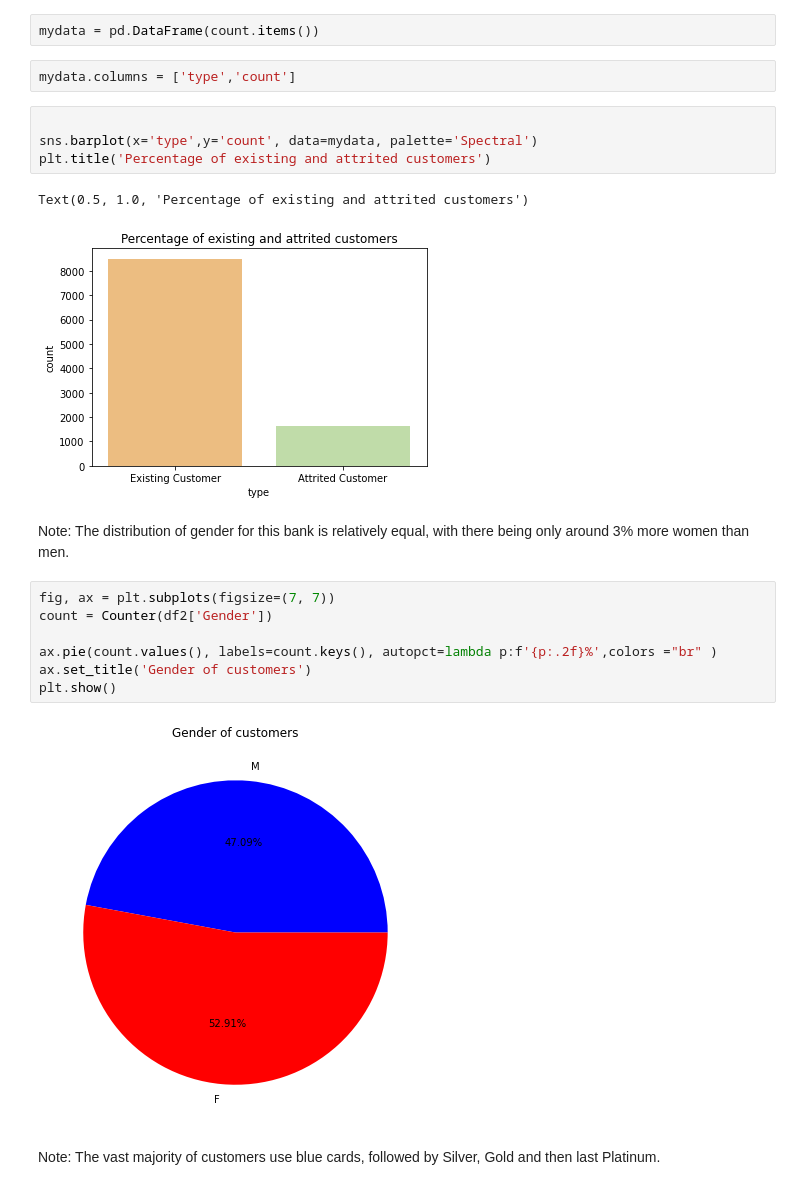
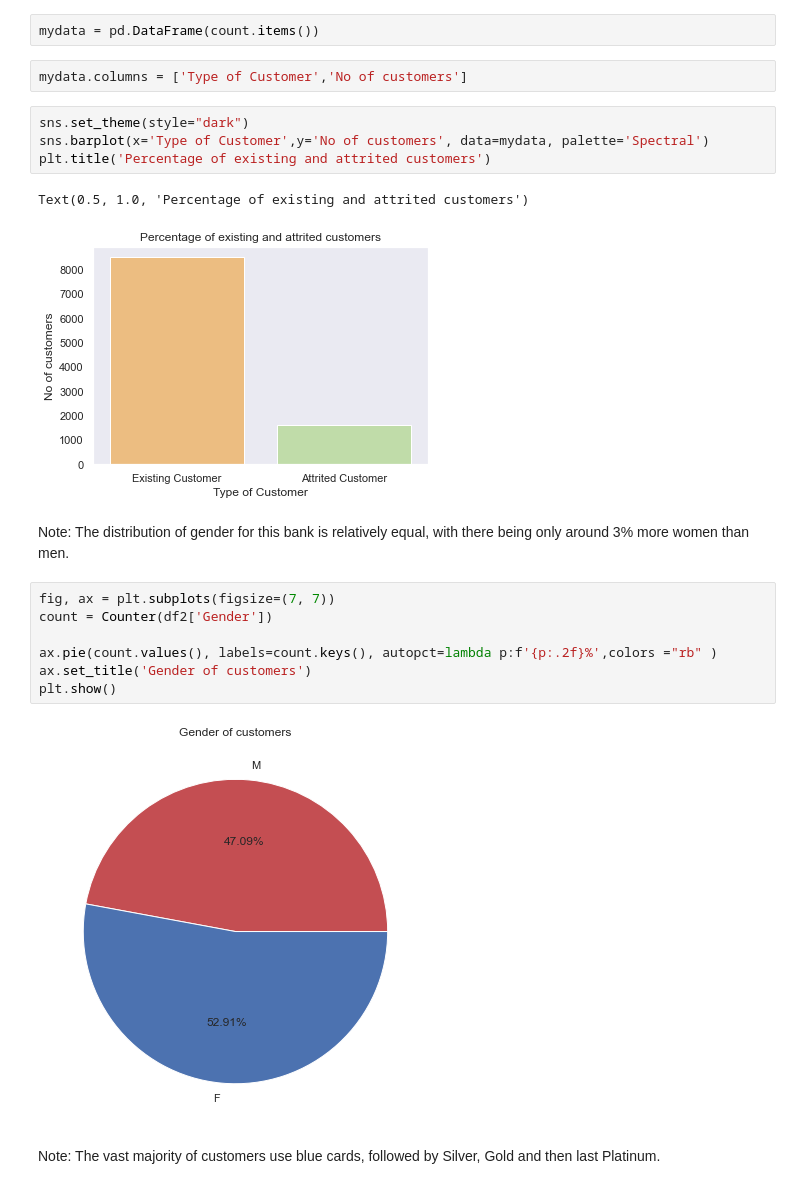
Before and after one commit to syedkhundmir99/Projects, a Jupyter notebook: Credit Card Churn Prediction.ipynb, the cells around one changed output. Cells and saved outputs as stored; diff of their text form.

```diff
--- a/Credit Card Churn Prediction.ipynb
+++ b/Credit Card Churn Prediction.ipynb
@@ -256,27 +215,27 @@ from collections import Counter
 count = Counter(df2['Attrition_Flag'])
 # %%
 mydata = pd.DataFrame(count.items())
-# %%
-mydata.columns = ['type','count']
+# %%
+mydata.columns = ['Type of Customer','No of customers']
 # %%
-
-sns.barplot(x='type',y='count', data=mydata, palette='Spectral')
+sns.set_theme(style="dark")
+sns.barplot(x='Type of Customer',y='No of customers', data=mydata, palette='Spectral')
 plt.title('Percentage of existing and attrited customers')
 # %% [output]
 Text(0.5, 1.0, 'Percentage of existing and attrited customers')
-[figure, old version]
+[figure, new version]
 # %% [markdown]
 Note:
 The distribution of gender for this bank is relatively equal, with there being only around 3% more women than men.
 # %%
 fig, ax = plt.subplots(figsize=(7, 7))
 count = Counter(df2['Gender'])
 
-ax.pie(count.values(), labels=count.keys(), autopct=lambda p:f'{p:.2f}%',colors ="br" )
+ax.pie(count.values(), labels=count.keys(), autopct=lambda p:f'{p:.2f}%',colors ="rb" )
 ax.set_title('Gender of customers')
 plt.show()
 # %% [output]
-[figure, old version]
+[figure, new version]
 # %% [markdown]
 Note:
 The vast majority of customers use blue cards, followed by Silver, Gold and then last Platinum.
```
Also changed, not shown: parts of 21 cells of this notebook.
